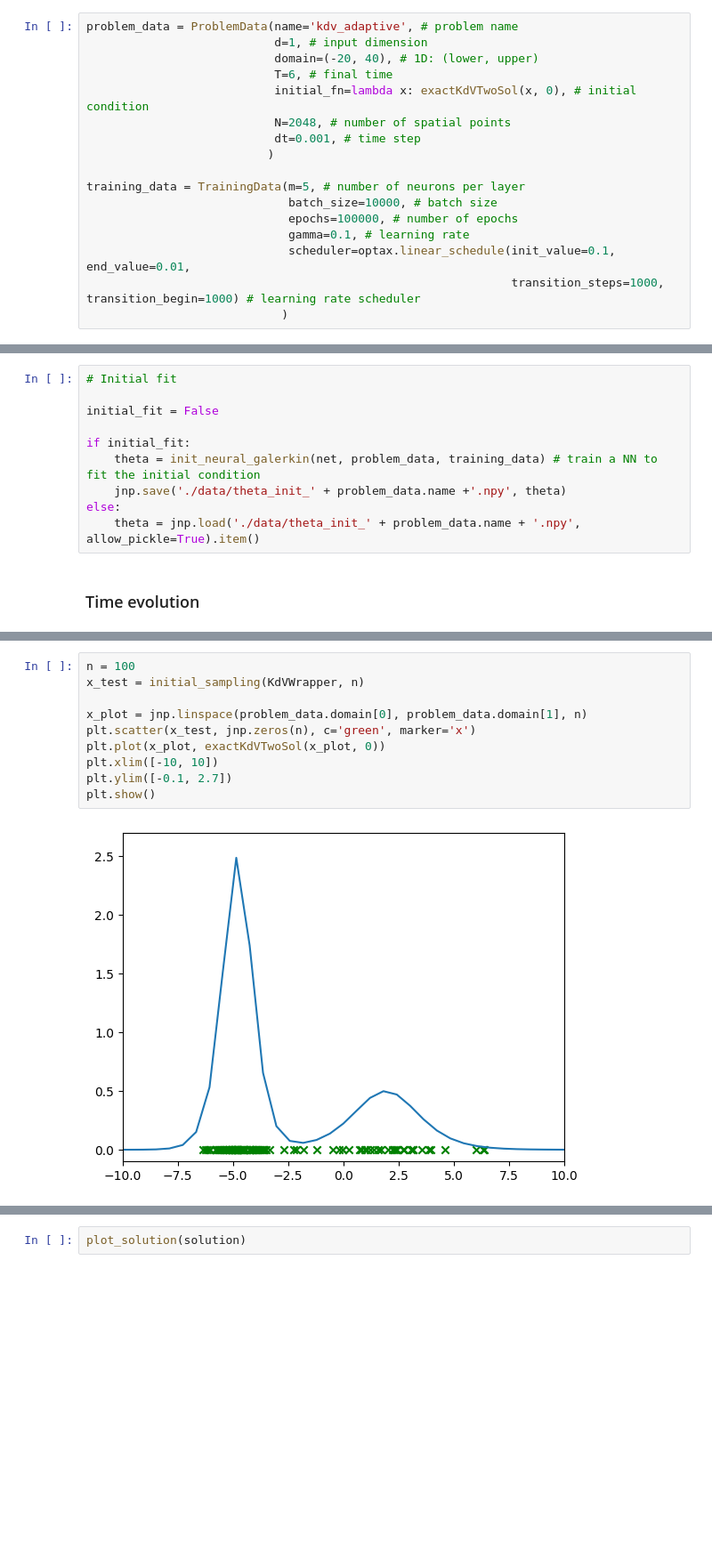
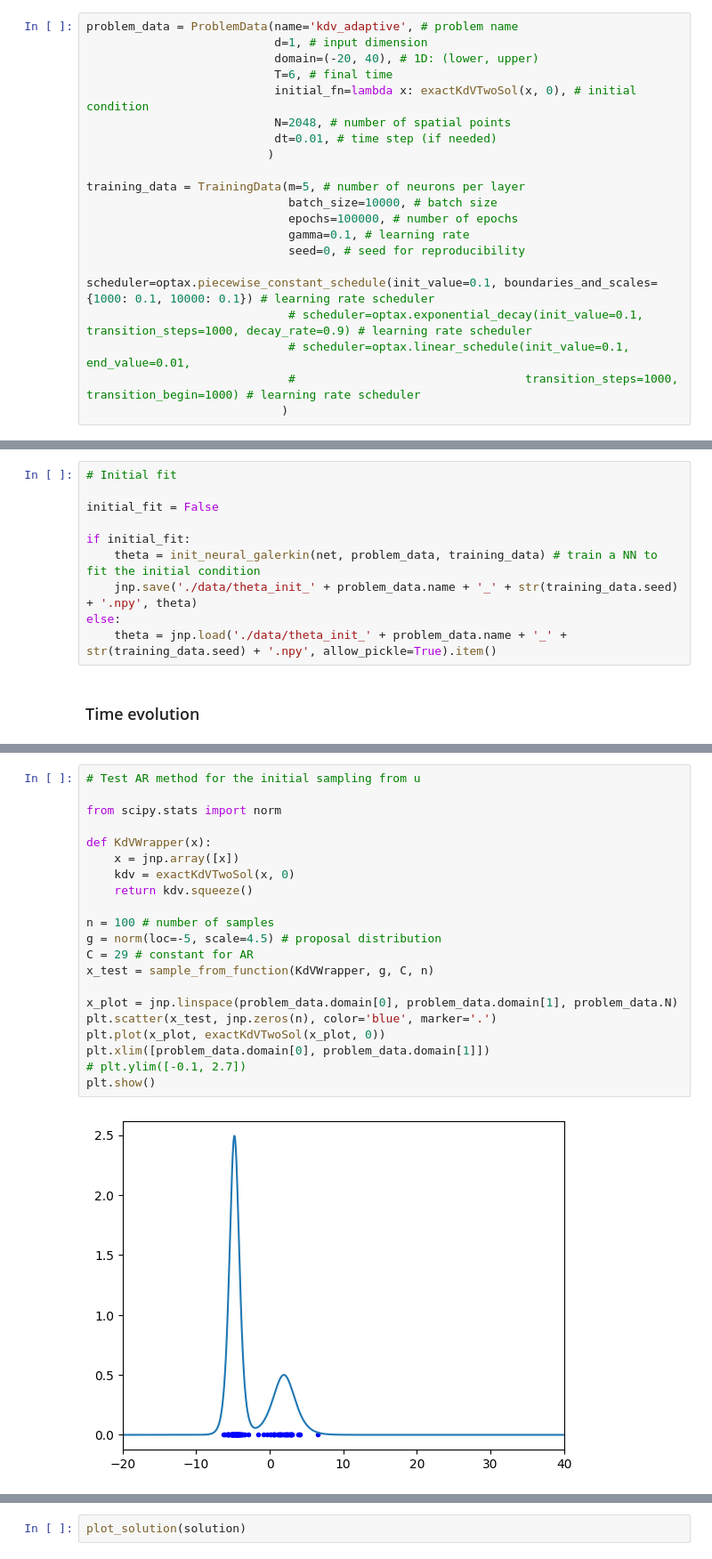
Before and after one commit to FraBet29/Neural_Galerkin, a Jupyter notebook: Adaptive-KdV.ipynb, the cells around one changed output, grey strips where cells are left out. Shown: that part at 89% size. Drawn from its saved outputs; the diff is of its cells as text; blank space fills up the shorter version.

```diff
--- a/Adaptive-KdV.ipynb
+++ b/Adaptive-KdV.ipynb
@@ -48,15 +48,18 @@ problem_data = ProblemData(name='kdv_adaptive', # problem name
                            T=6, # final time
                            initial_fn=lambda x: exactKdVTwoSol(x, 0), # initial condition
                            N=2048, # number of spatial points
-                           dt=0.001, # time step
+                           dt=0.01, # time step (if needed)
                           )
 
 training_data = TrainingData(m=5, # number of neurons per layer
                              batch_size=10000, # batch size
                              epochs=100000, # number of epochs
                              gamma=0.1, # learning rate
-                             scheduler=optax.linear_schedule(init_value=0.1, end_value=0.01,
-                                                             transition_steps=1000, transition_begin=1000) # learning rate scheduler
+                             seed=0, # seed for reproducibility
+                             scheduler=optax.piecewise_constant_schedule(init_value=0.1, boundaries_and_scales={1000: 0.1, 10000: 0.1}) # learning rate scheduler
+                             # scheduler=optax.exponential_decay(init_value=0.1, transition_steps=1000, decay_rate=0.9) # learning rate scheduler
+                             # scheduler=optax.linear_schedule(init_value=0.1, end_value=0.01,
+                             #                                 transition_steps=1000, transition_begin=1000) # learning rate scheduler
                             )
 # %%
 plot_function(problem_data.initial_fn, problem_data, 'Exact initial condition')
@@ -91,9 +95,9 @@ initial_fit = False
 
 if initial_fit:
     theta = init_neural_galerkin(net, problem_data, training_data) # train a NN to fit the initial condition
-    jnp.save('./data/theta_init_' + problem_data.name +'.npy', theta)
+    jnp.save('./data/theta_init_' + problem_data.name + '_' + str(training_data.seed) + '.npy', theta)
 else:
-    theta = jnp.load('./data/theta_init_' + problem_data.name + '.npy', allow_pickle=True).item()
+    theta = jnp.load('./data/theta_init_' + problem_data.name + '_' + str(training_data.seed) + '.npy', allow_pickle=True).item()
 # %% [markdown]
 ### Time evolution
 # %%
@@ -192,12 +169,23 @@ def KdVWrapper(x):
 # %%
-n = 100
-x_test = initial_sampling(KdVWrapper, n)
+# Test AR method for the initial sampling from u
 
-x_plot = jnp.linspace(problem_data.domain[0], problem_data.domain[1], n)
-plt.scatter(x_test, jnp.zeros(n), c='green', marker='x')
+from scipy.stats import norm
+
+def KdVWrapper(x):
+    x = jnp.array([x])
+    kdv = exactKdVTwoSol(x, 0)
+    return kdv.squeeze()
+
+n = 100 # number of samples
+g = norm(loc=-5, scale=4.5) # proposal distribution
+C = 29 # constant for AR
+x_test = sample_from_function(KdVWrapper, g, C, n)
+
+x_plot = jnp.linspace(problem_data.domain[0], problem_data.domain[1], problem_data.N)
+plt.scatter(x_test, jnp.zeros(n), color='blue', marker='.')
 plt.plot(x_plot, exactKdVTwoSol(x_plot, 0))
-plt.xlim([-10, 10])
-plt.ylim([-0.1, 2.7])
+plt.xlim([problem_data.domain[0], problem_data.domain[1]])
+# plt.ylim([-0.1, 2.7])
 plt.show()
 # %% [output]
-[figure, old version]
+[figure, new version]
```
Also changed, not shown: parts of 21 cells of this notebook, 3 other files.
